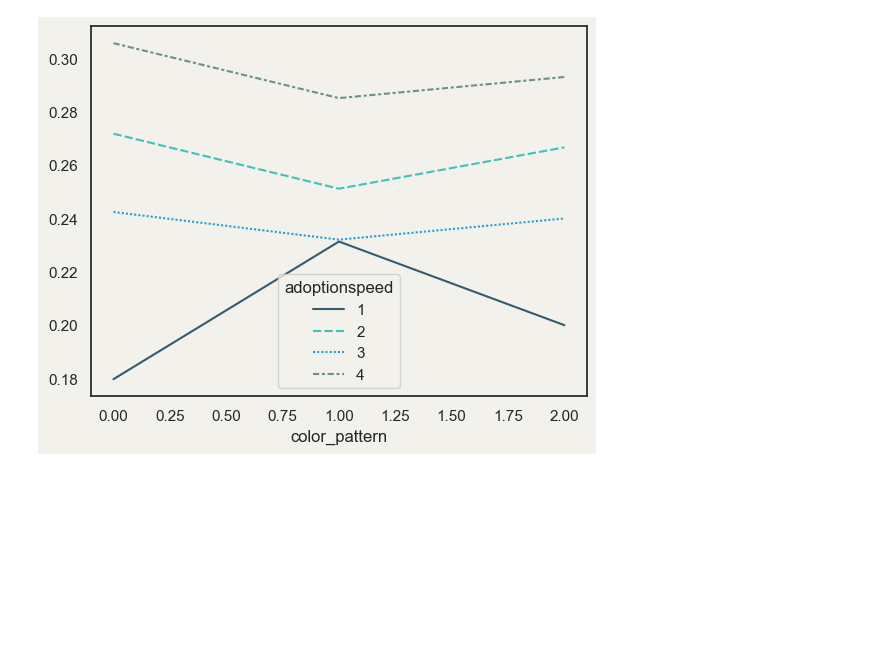
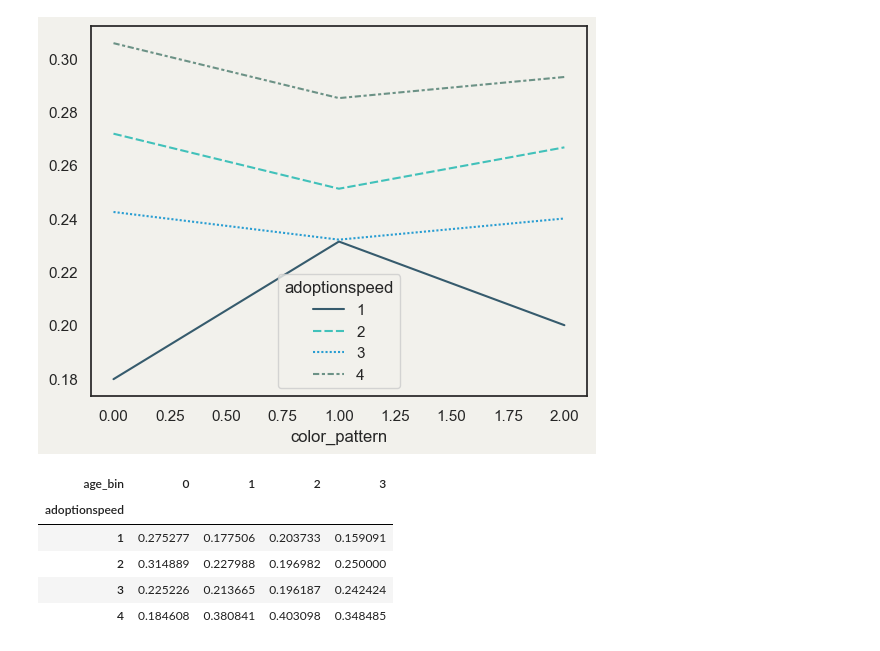
Before and after one commit to LanaCasselmann/ds_capstone_pet_adoptability, a Jupyter notebook: notebooks/deworm_vacc_plot.ipynb, the cells around one changed output. Saved outputs shown, nothing was run; the diff lists cells and outputs as text; code cells hidden in the pictures; blank space fills up the shorter version.

```diff
--- a/notebooks/deworm_vacc_plot.ipynb
+++ b/notebooks/deworm_vacc_plot.ipynb
@@ -246,3 +246,12 @@ sns.lineplot(data=pd.crosstab(df.query('type==0')["color_pattern"],df.query('typ
 # %% [output]
 <Axes: xlabel='color_pattern'>
 [figure]
+# %%
+pd.crosstab(df["adoptionspeed"],df['age_bin'],normalize="columns")
+# %% [output]
+| age_bin | 0 | 1 | 2 | 3 |
+| adoptionspeed |  |  |  |  |
+| 1 | 0.275277 | 0.177506 | 0.203733 | 0.159091 |
+| 2 | 0.314889 | 0.227988 | 0.196982 | 0.250000 |
+| 3 | 0.225226 | 0.213665 | 0.196187 | 0.242424 |
+| 4 | 0.184608 | 0.380841 | 0.403098 | 0.348485 |
```
Also changed, not shown: parts of 2 cells of this notebook.
